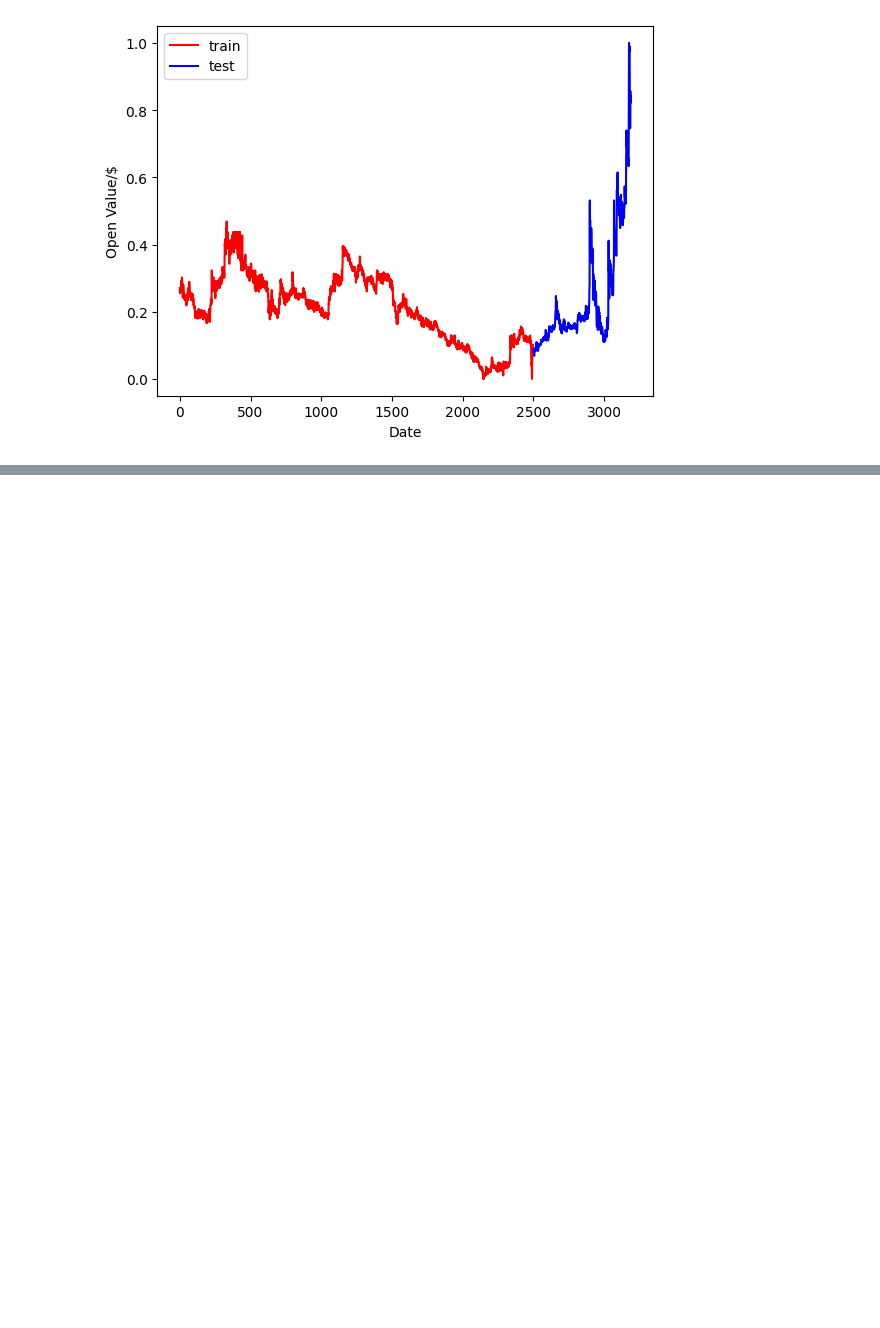
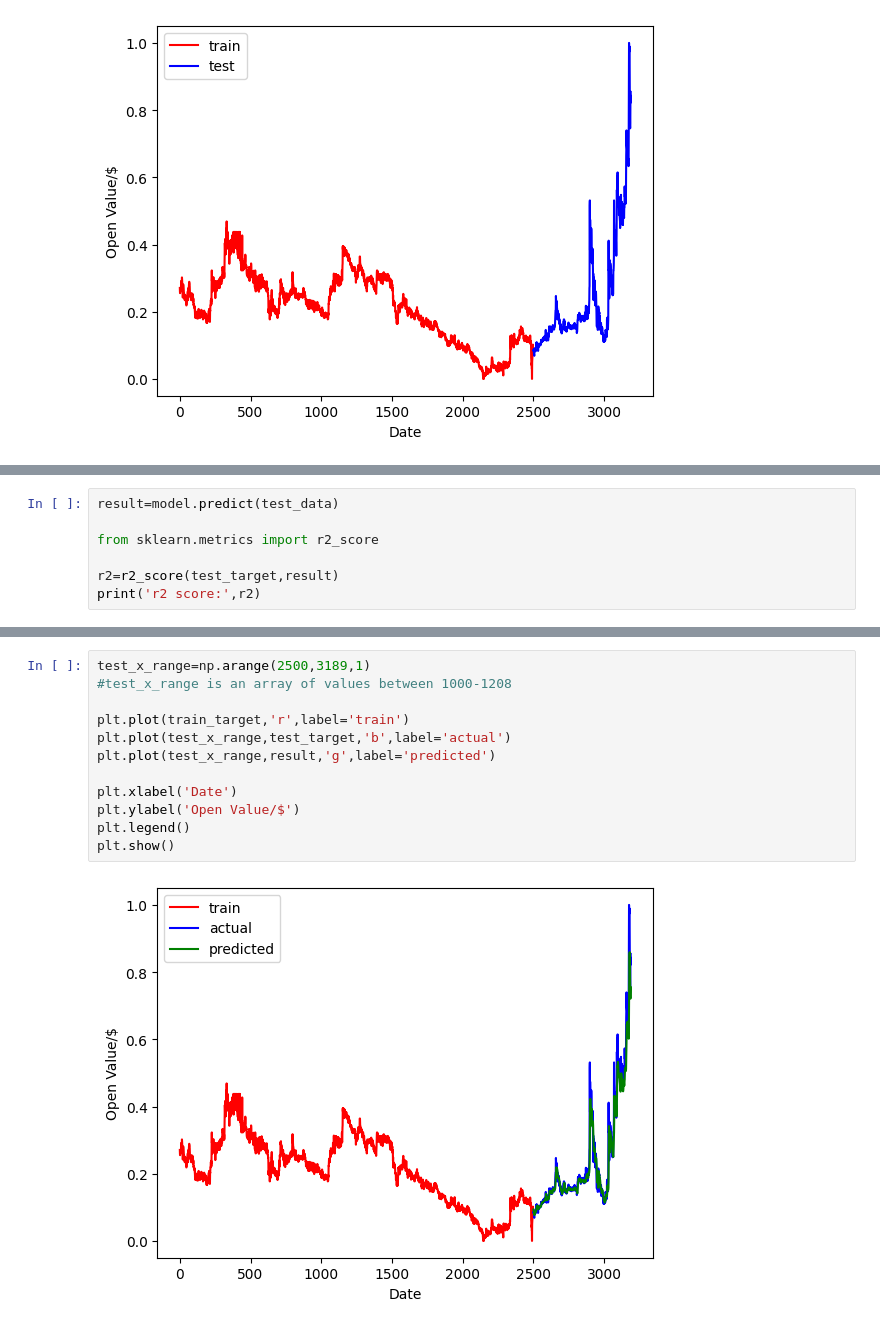
Before and after one commit to NisalDeZoysa/SLT-Stock-Market-Prediction, a Jupyter notebook: 2 - autoencoder_approach.ipynb, the cells around one changed output, grey strips where cells are left out. Drawn from its saved outputs; the diff is of its cells as text; blank space fills up the shorter version.

```diff
--- a/2 - autoencoder_approach.ipynb
+++ b/2 - autoencoder_approach.ipynb
@@ -66,0 +96,7 @@ model.compile(loss='mse',optimizer='adam')
+# %%
+result=model.predict(test_data)
+
+from sklearn.metrics import r2_score
+
+r2=r2_score(test_target,result)
+print('r2 score:',r2)
@@ -66,0 +106,14 @@ model.compile(loss='mse',optimizer='adam')
+# %%
+test_x_range=np.arange(2500,3189,1)
+#test_x_range is an array of values between 1000-1208
+
+plt.plot(train_target,'r',label='train')
+plt.plot(test_x_range,test_target,'b',label='actual')
+plt.plot(test_x_range,result,'g',label='predicted')
+
+plt.xlabel('Date')
+plt.ylabel('Open Value/$')
+plt.legend()
+plt.show()
+# %% [output]
+[figure, added]
```
Also changed, not shown: parts of 6 cells of this notebook.
